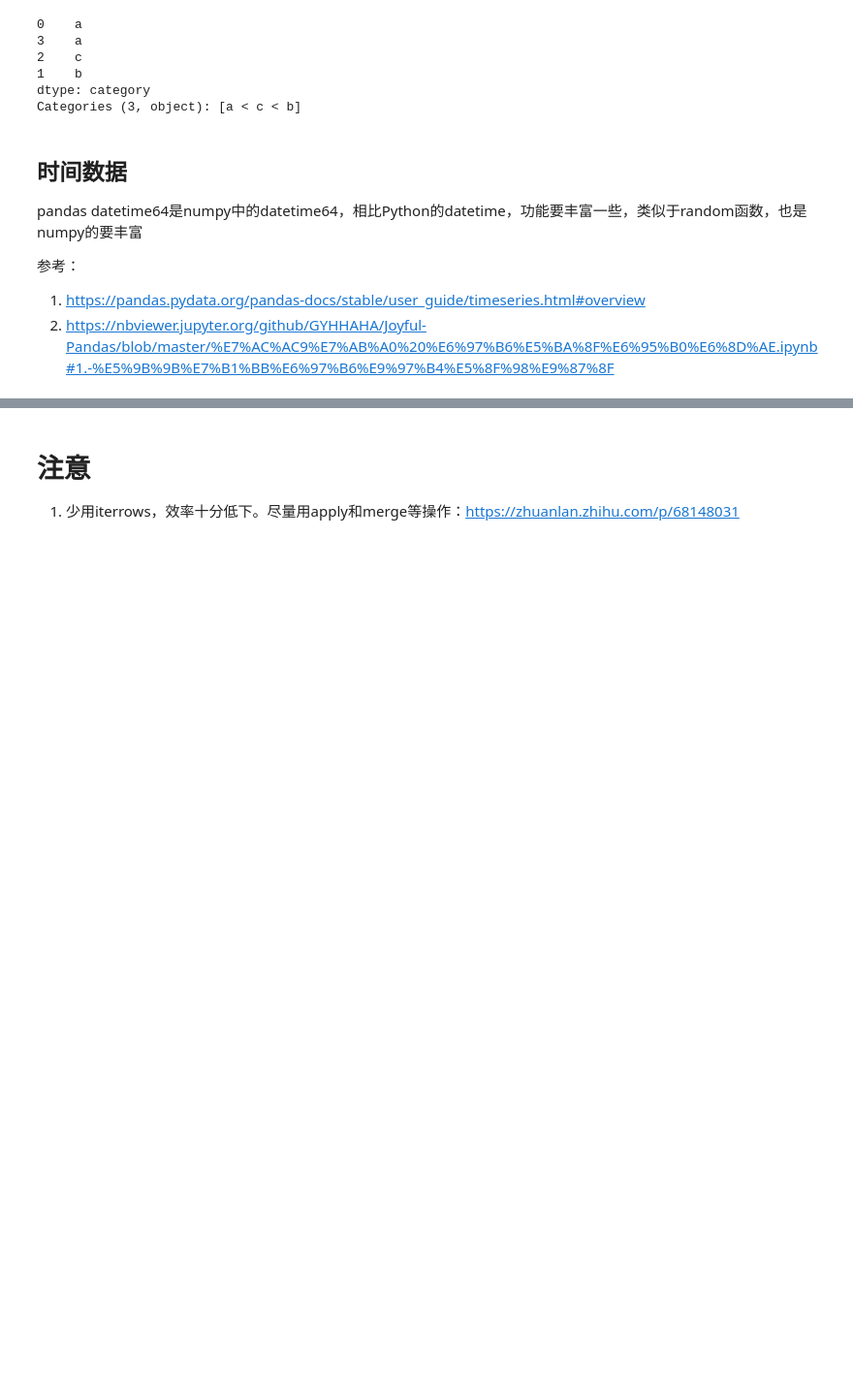
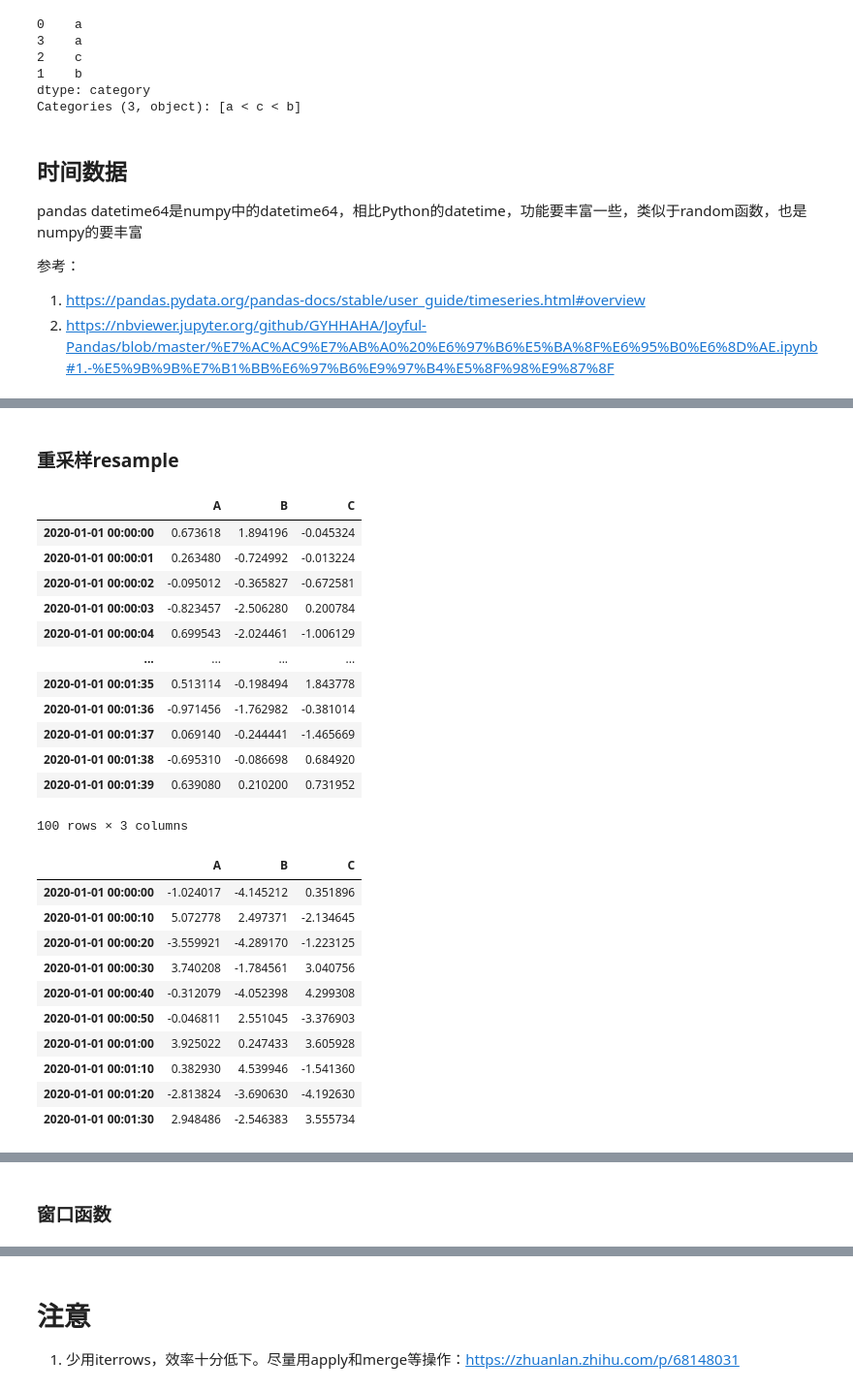
Before and after one commit to maoweixy/AI, a Jupyter notebook: Snippet/Pandas_Snippet.ipynb, the cells around one changed output, grey strips where cells are left out. Shown at 97% size. Saved outputs shown, nothing was run; the diff lists cells and outputs as text; code cells hidden in the pictures; blank space fills up the shorter version.

```diff
--- a/Snippet/Pandas_Snippet.ipynb
+++ b/Snippet/Pandas_Snippet.ipynb
@@ -1937,0 +1956,34 @@ y = known_age[:, 0]
+# %% [markdown]
+### 重采样resample
+# %%
+df = pd.DataFrame(np.random.randn(100, 3),index=pd.date_range('1/1/2020', freq='S', periods=100), columns=['A', 'B', 'C'])
+df
+
+r = df.resample('10s')
+r.sum()
+r['A'].mean()
+# %% [output]
+|  | A | B | C |
+| 2020-01-01 00:00:00 | 0.673618 | 1.894196 | -0.045324 |
+| 2020-01-01 00:00:01 | 0.263480 | -0.724992 | -0.013224 |
+| 2020-01-01 00:00:02 | -0.095012 | -0.365827 | -0.672581 |
+| 2020-01-01 00:00:03 | -0.823457 | -2.506280 | 0.200784 |
+| 2020-01-01 00:00:04 | 0.699543 | -2.024461 | -1.006129 |
+| ... | ... | ... | ... |
+| 2020-01-01 00:01:35 | 0.513114 | -0.198494 | 1.843778 |
+| 2020-01-01 00:01:36 | -0.971456 | -1.762982 | -0.381014 |
+| 2020-01-01 00:01:37 | 0.069140 | -0.244441 | -1.465669 |
+| 2020-01-01 00:01:38 | -0.695310 | -0.086698 | 0.684920 |
+| 2020-01-01 00:01:39 | 0.639080 | 0.210200 | 0.731952 |
+100 rows × 3 columns
+|  | A | B | C |
+| 2020-01-01 00:00:00 | -1.024017 | -4.145212 | 0.351896 |
+| 2020-01-01 00:00:10 | 5.072778 | 2.497371 | -2.134645 |
+| 2020-01-01 00:00:20 | -3.559921 | -4.289170 | -1.223125 |
+| 2020-01-01 00:00:30 | 3.740208 | -1.784561 | 3.040756 |
+| 2020-01-01 00:00:40 | -0.312079 | -4.052398 | 4.299308 |
+| 2020-01-01 00:00:50 | -0.046811 | 2.551045 | -3.376903 |
+| 2020-01-01 00:01:00 | 3.925022 | 0.247433 | 3.605928 |
+| 2020-01-01 00:01:10 | 0.382930 | 4.539946 | -1.541360 |
+| 2020-01-01 00:01:20 | -2.813824 | -3.690630 | -4.192630 |
+| 2020-01-01 00:01:30 | 2.948486 | -2.546383 | 3.555734 |
@@ -1937,0 +2001,2 @@ y = known_age[:, 0]
+# %% [markdown]
+### 窗口函数
```
Also changed, not shown: parts of 20 cells of this notebook, 1 other file.
